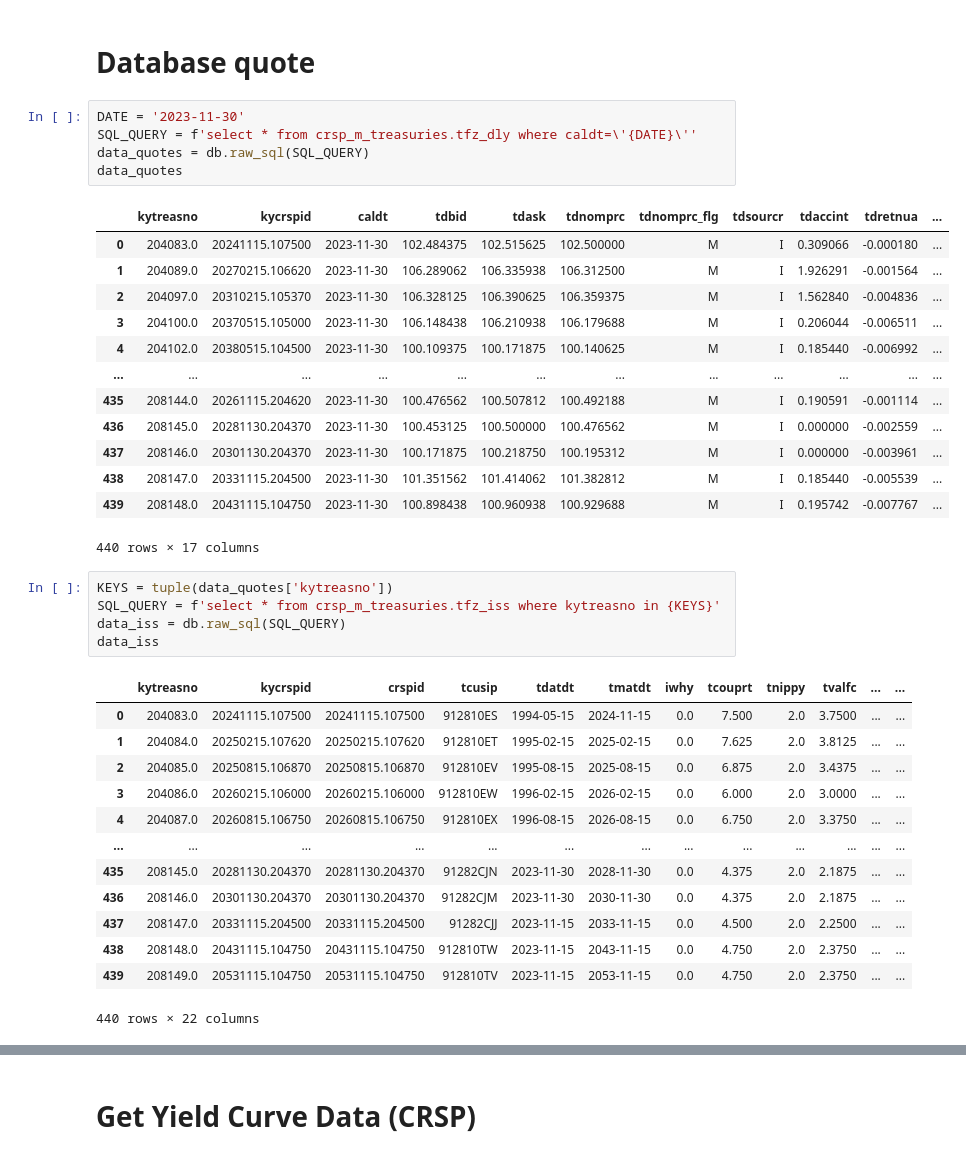
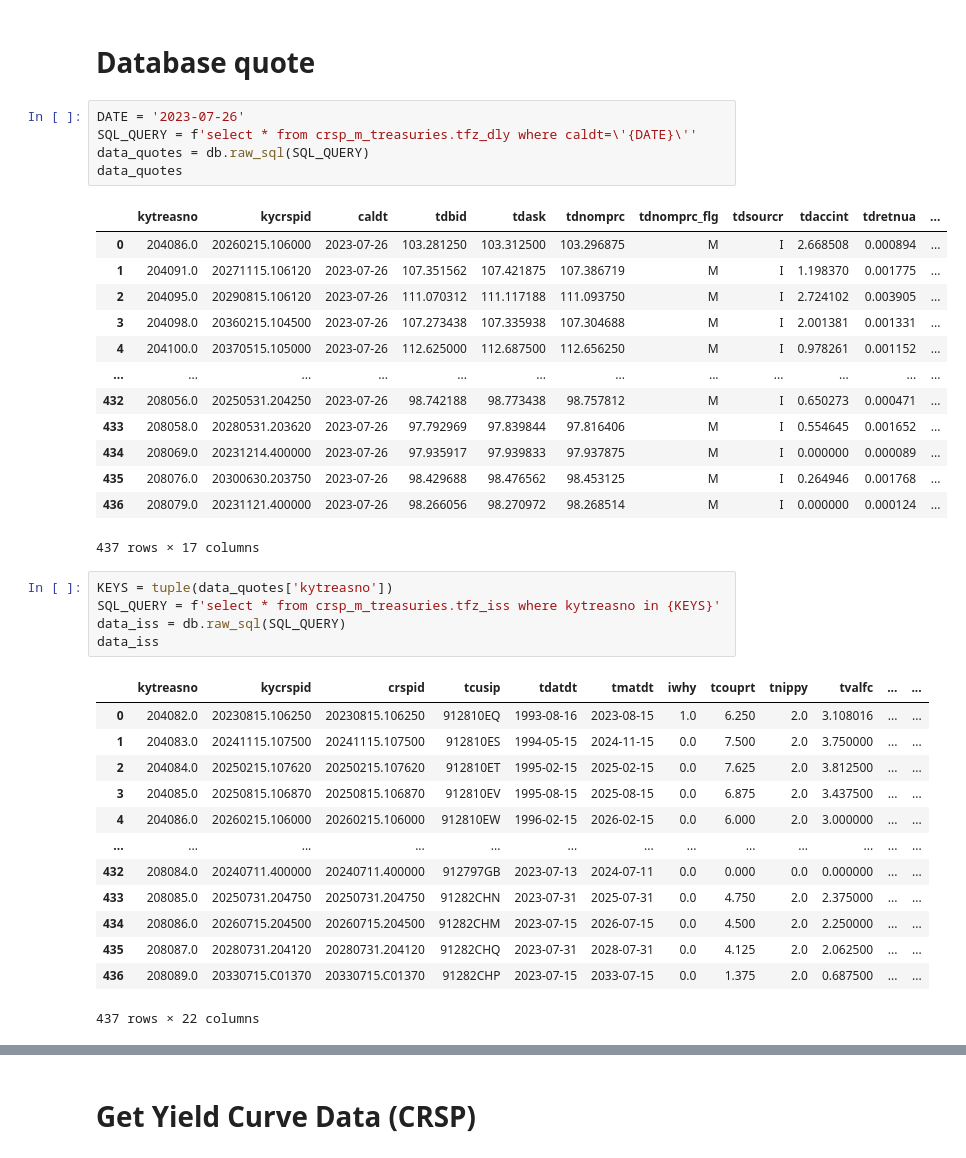
Before and after one commit to MarkHendricks/finm-fixedincome-2024, a Jupyter notebook: build_data/WRDS_Treasuries.ipynb, the cells around one changed output, grey strips where cells are left out. Drawn from its saved outputs; the diff is of its cells as text.

```diff
--- a/build_data/WRDS_Treasuries.ipynb
+++ b/build_data/WRDS_Treasuries.ipynb
@@ -95,24 +95,24 @@ Approximately 3376081 rows in crsp_m_treasuries.tfz_dly.
 # %% [markdown]
 # Database quote
 # %%
-DATE = '2023-11-30'
+DATE = '2023-07-26'
 SQL_QUERY = f'select * from crsp_m_treasuries.tfz_dly where caldt=\'{DATE}\''
 data_quotes = db.raw_sql(SQL_QUERY)
 data_quotes
 # %% [output]
 |  | kytreasno | kycrspid | caldt | tdbid | tdask | tdnomprc | tdnomprc_flg | tdsourcr | tdaccint | tdretnua | ... |
-| 0 | 204083.0 | 20241115.107500 | 2023-11-30 | 102.484375 | 102.515625 | 102.500000 | M | I | 0.309066 | -0.000180 | ... |
-| 1 | 204089.0 | 20270215.106620 | 2023-11-30 | 106.289062 | 106.335938 | 106.312500 | M | I | 1.926291 | -0.001564 | ... |
-| 2 | 204097.0 | 20310215.105370 | 2023-11-30 | 106.328125 | 106.390625 | 106.359375 | M | I | 1.562840 | -0.004836 | ... |
-| 3 | 204100.0 | 20370515.105000 | 2023-11-30 | 106.148438 | 106.210938 | 106.179688 | M | I | 0.206044 | -0.006511 | ... |
-| 4 | 204102.0 | 20380515.104500 | 2023-11-30 | 100.109375 | 100.171875 | 100.140625 | M | I | 0.185440 | -0.006992 | ... |
+| 0 | 204086.0 | 20260215.106000 | 2023-07-26 | 103.281250 | 103.312500 | 103.296875 | M | I | 2.668508 | 0.000894 | ... |
+| 1 | 204091.0 | 20271115.106120 | 2023-07-26 | 107.351562 | 107.421875 | 107.386719 | M | I | 1.198370 | 0.001775 | ... |
+| 2 | 204095.0 | 20290815.106120 | 2023-07-26 | 111.070312 | 111.117188 | 111.093750 | M | I | 2.724102 | 0.003905 | ... |
+| 3 | 204098.0 | 20360215.104500 | 2023-07-26 | 107.273438 | 107.335938 | 107.304688 | M | I | 2.001381 | 0.001331 | ... |
+| 4 | 204100.0 | 20370515.105000 | 2023-07-26 | 112.625000 | 112.687500 | 112.656250 | M | I | 0.978261 | 0.001152 | ... |
 | ... | ... | ... | ... | ... | ... | ... | ... | ... | ... | ... | ... |
-| 435 | 208144.0 | 20261115.204620 | 2023-11-30 | 100.476562 | 100.507812 | 100.492188 | M | I | 0.190591 | -0.001114 | ... |
-| 436 | 208145.0 | 20281130.204370 | 2023-11-30 | 100.453125 | 100.500000 | 100.476562 | M | I | 0.000000 | -0.002559 | ... |
-| 437 | 208146.0 | 20301130.204370 | 2023-11-30 | 100.171875 | 100.218750 | 100.195312 | M | I | 0.000000 | -0.003961 | ... |
-| 438 | 208147.0 | 20331115.204500 | 2023-11-30 | 101.351562 | 101.414062 | 101.382812 | M | I | 0.185440 | -0.005539 | ... |
-| 439 | 208148.0 | 20431115.104750 | 2023-11-30 | 100.898438 | 100.960938 | 100.929688 | M | I | 0.195742 | -0.007767 | ... |
+| 432 | 208056.0 | 20250531.204250 | 2023-07-26 | 98.742188 | 98.773438 | 98.757812 | M | I | 0.650273 | 0.000471 | ... |
+| 433 | 208058.0 | 20280531.203620 | 2023-07-26 | 97.792969 | 97.839844 | 97.816406 | M | I | 0.554645 | 0.001652 | ... |
+| 434 | 208069.0 | 20231214.400000 | 2023-07-26 | 97.935917 | 97.939833 | 97.937875 | M | I | 0.000000 | 0.000089 | ... |
+| 435 | 208076.0 | 20300630.203750 | 2023-07-26 | 98.429688 | 98.476562 | 98.453125 | M | I | 0.264946 | 0.001768 | ... |
+| 436 | 208079.0 | 20231121.400000 | 2023-07-26 | 98.266056 | 98.270972 | 98.268514 | M | I | 0.000000 | 0.000124 | ... |
-440 rows × 17 columns
+437 rows × 17 columns
 # %%
 KEYS = tuple(data_quotes['kytreasno'])
 SQL_QUERY = f'select * from crsp_m_treasuries.tfz_iss where kytreasno in {KEYS}'
@@ -120,18 +120,18 @@ data_iss = db.raw_sql(SQL_QUERY)
 data_iss
 # %% [output]
 |  | kytreasno | kycrspid | crspid | tcusip | tdatdt | tmatdt | iwhy | tcouprt | tnippy | tvalfc | ... | ... |
-| 0 | 204083.0 | 20241115.107500 | 20241115.107500 | 912810ES | 1994-05-15 | 2024-11-15 | 0.0 | 7.500 | 2.0 | 3.7500 | ... | ... |
-| 1 | 204084.0 | 20250215.107620 | 20250215.107620 | 912810ET | 1995-02-15 | 2025-02-15 | 0.0 | 7.625 | 2.0 | 3.8125 | ... | ... |
-| 2 | 204085.0 | 20250815.106870 | 20250815.106870 | 912810EV | 1995-08-15 | 2025-08-15 | 0.0 | 6.875 | 2.0 | 3.4375 | ... | ... |
-| 3 | 204086.0 | 20260215.106000 | 20260215.106000 | 912810EW | 1996-02-15 | 2026-02-15 | 0.0 | 6.000 | 2.0 | 3.0000 | ... | ... |
-| 4 | 204087.0 | 20260815.106750 | 20260815.106750 | 912810EX | 1996-08-15 | 2026-08-15 | 0.0 | 6.750 | 2.0 | 3.3750 | ... | ... |
+| 0 | 204082.0 | 20230815.106250 | 20230815.106250 | 912810EQ | 1993-08-16 | 2023-08-15 | 1.0 | 6.250 | 2.0 | 3.108016 | ... | ... |
+| 1 | 204083.0 | 20241115.107500 | 20241115.107500 | 912810ES | 1994-05-15 | 2024-11-15 | 0.0 | 7.500 | 2.0 | 3.750000 | ... | ... |
+| 2 | 204084.0 | 20250215.107620 | 20250215.107620 | 912810ET | 1995-02-15 | 2025-02-15 | 0.0 | 7.625 | 2.0 | 3.812500 | ... | ... |
+| 3 | 204085.0 | 20250815.106870 | 20250815.106870 | 912810EV | 1995-08-15 | 2025-08-15 | 0.0 | 6.875 | 2.0 | 3.437500 | ... | ... |
+| 4 | 204086.0 | 20260215.106000 | 20260215.106000 | 912810EW | 1996-02-15 | 2026-02-15 | 0.0 | 6.000 | 2.0 | 3.000000 | ... | ... |
 | ... | ... | ... | ... | ... | ... | ... | ... | ... | ... | ... | ... | ... |
-| 435 | 208145.0 | 20281130.204370 | 20281130.204370 | 91282CJN | 2023-11-30 | 2028-11-30 | 0.0 | 4.375 | 2.0 | 2.1875 | ... | ... |
-| 436 | 208146.0 | 20301130.204370 | 20301130.204370 | 91282CJM | 2023-11-30 | 2030-11-30 | 0.0 | 4.375 | 2.0 | 2.1875 | ... | ... |
-| 437 | 208147.0 | 20331115.204500 | 20331115.204500 | 91282CJJ | 2023-11-15 | 2033-11-15 | 0.0 | 4.500 | 2.0 | 2.2500 | ... | ... |
-| 438 | 208148.0 | 20431115.104750 | 20431115.104750 | 912810TW | 2023-11-15 | 2043-11-15 | 0.0 | 4.750 | 2.0 | 2.3750 | ... | ... |
-| 439 | 208149.0 | 20531115.104750 | 20531115.104750 | 912810TV | 2023-11-15 | 2053-11-15 | 0.0 | 4.750 | 2.0 | 2.3750 | ... | ... |
+| 432 | 208084.0 | 20240711.400000 | 20240711.400000 | 912797GB | 2023-07-13 | 2024-07-11 | 0.0 | 0.000 | 0.0 | 0.000000 | ... | ... |
+| 433 | 208085.0 | 20250731.204750 | 20250731.204750 | 91282CHN | 2023-07-31 | 2025-07-31 | 0.0 | 4.750 | 2.0 | 2.375000 | ... | ... |
+| 434 | 208086.0 | 20260715.204500 | 20260715.204500 | 91282CHM | 2023-07-15 | 2026-07-15 | 0.0 | 4.500 | 2.0 | 2.250000 | ... | ... |
+| 435 | 208087.0 | 20280731.204120 | 20280731.204120 | 91282CHQ | 2023-07-31 | 2028-07-31 | 0.0 | 4.125 | 2.0 | 2.062500 | ... | ... |
+| 436 | 208089.0 | 20330715.C01370 | 20330715.C01370 | 91282CHP | 2023-07-15 | 2033-07-15 | 0.0 | 1.375 | 2.0 | 0.687500 | ... | ... |
-440 rows × 22 columns
+437 rows × 22 columns
 # %%
 data = data_quotes.merge(data_iss, on='kytreasno')
 data
```
Also changed, not shown: parts of 1 cell of this notebook, 3 other files.
